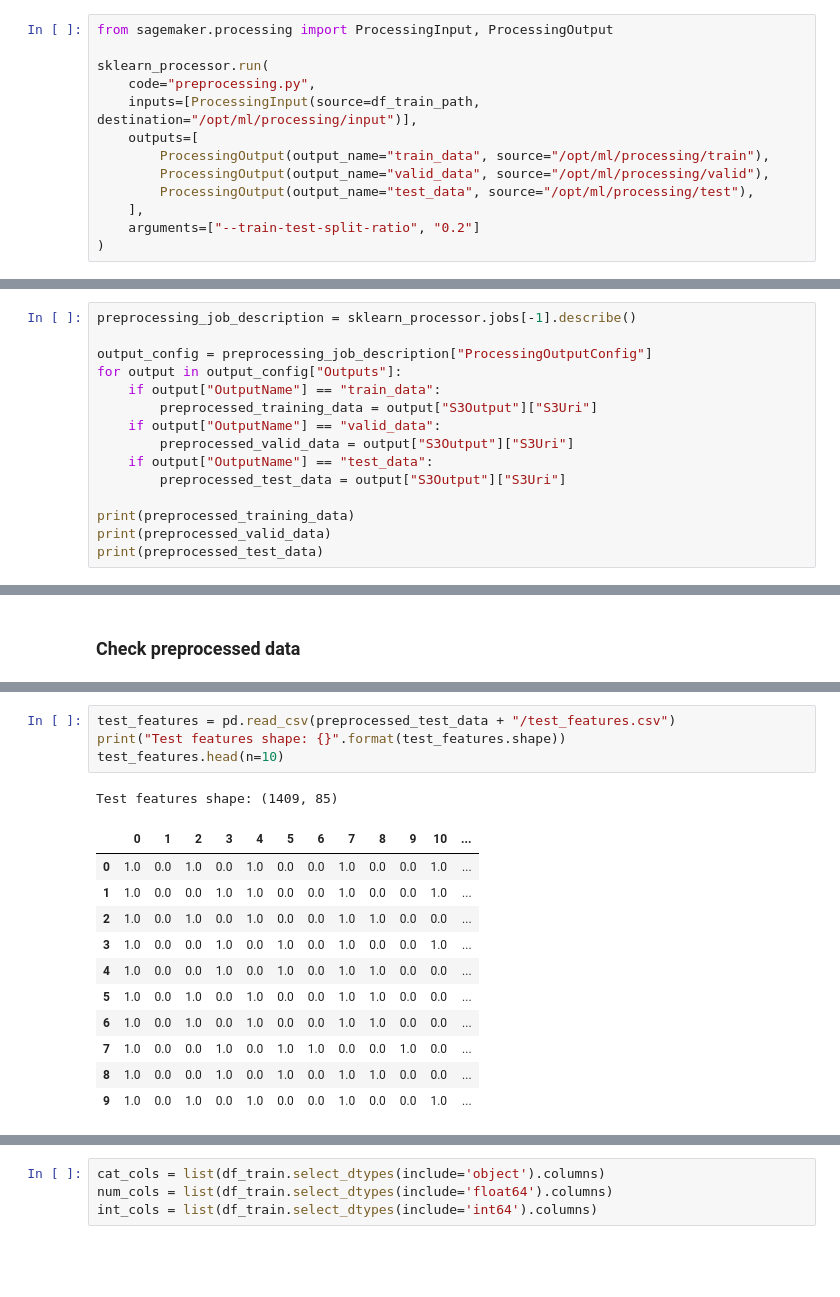
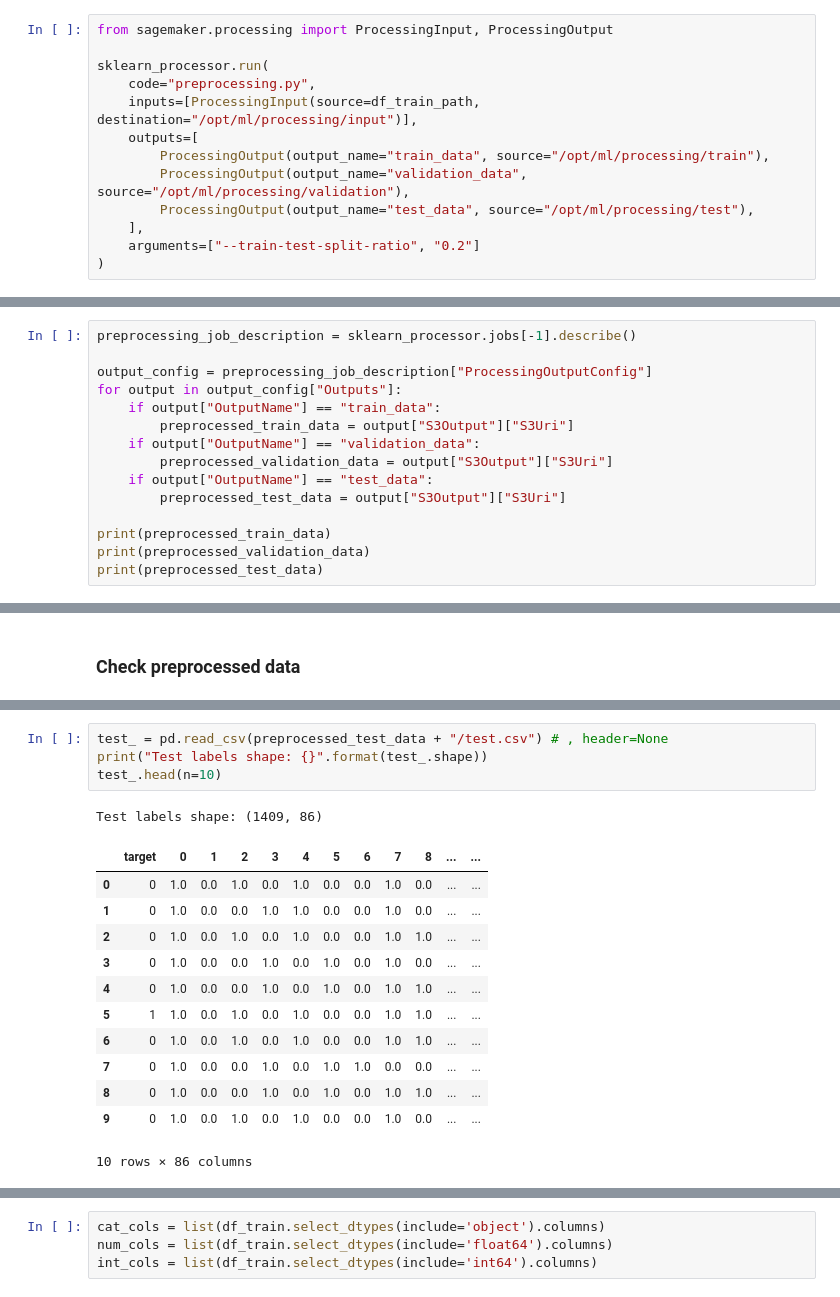
Before and after one commit to Strata-Analytics/ml-aws-machine-learning-competency, a Jupyter notebook: notebooks/1_cust_churn_telco_vsagmaker.ipynb, the cells around one changed output, grey strips where cells are left out. Saved outputs shown, nothing was run; the diff lists cells and outputs as text; blank space fills up the shorter version.

Commit message:
update notebook with xgboost training job and hyper tuning job

```diff
--- a/notebooks/1_cust_churn_telco_vsagmaker.ipynb
+++ b/notebooks/1_cust_churn_telco_vsagmaker.ipynb
@@ -1306,7 +1315,7 @@ sklearn_processor.run(
     inputs=[ProcessingInput(source=df_train_path, destination="/opt/ml/processing/input")],
     outputs=[
         ProcessingOutput(output_name="train_data", source="/opt/ml/processing/train"),
-        ProcessingOutput(output_name="valid_data", source="/opt/ml/processing/valid"),
+        ProcessingOutput(output_name="validation_data", source="/opt/ml/processing/validation"),
         ProcessingOutput(output_name="test_data", source="/opt/ml/processing/test"),
     ],
     arguments=["--train-test-split-ratio", "0.2"]
@@ -1334,13 +1341,13 @@ preprocessing_job_description = sklearn_processor.jobs[-1].describe()
 output_config = preprocessing_job_description["ProcessingOutputConfig"]
 for output in output_config["Outputs"]:
     if output["OutputName"] == "train_data":
-        preprocessed_training_data = output["S3Output"]["S3Uri"]
-    if output["OutputName"] == "valid_data":
-        preprocessed_valid_data = output["S3Output"]["S3Uri"]
+        preprocessed_train_data = output["S3Output"]["S3Uri"]
+    if output["OutputName"] == "validation_data":
+        preprocessed_validation_data = output["S3Output"]["S3Uri"]
     if output["OutputName"] == "test_data":
         preprocessed_test_data = output["S3Output"]["S3Uri"]
 
-print(preprocessed_training_data)
-print(preprocessed_valid_data)
+print(preprocessed_train_data)
+print(preprocessed_validation_data)
 print(preprocessed_test_data)
 # %% [output]
@@ -1390,17 +1399,18 @@ Training labels shape: (5634, 1)
 # %%
-test_features = pd.read_csv(preprocessed_test_data + "/test_features.csv")
-print("Test features shape: {}".format(test_features.shape))
-test_features.head(n=10)
+test_ = pd.read_csv(preprocessed_test_data + "/test.csv") # , header=None
+print("Test labels shape: {}".format(test_.shape))
+test_.head(n=10)
 # %% [output]
-Test features shape: (1409, 85)
+Test labels shape: (1409, 86)
-|  | 0 | 1 | 2 | 3 | 4 | 5 | 6 | 7 | 8 | 9 | 10 | ... |
-| 0 | 1.0 | 0.0 | 1.0 | 0.0 | 1.0 | 0.0 | 0.0 | 1.0 | 0.0 | 0.0 | 1.0 | ... |
-| 1 | 1.0 | 0.0 | 0.0 | 1.0 | 1.0 | 0.0 | 0.0 | 1.0 | 0.0 | 0.0 | 1.0 | ... |
-| 2 | 1.0 | 0.0 | 1.0 | 0.0 | 1.0 | 0.0 | 0.0 | 1.0 | 1.0 | 0.0 | 0.0 | ... |
-| 3 | 1.0 | 0.0 | 0.0 | 1.0 | 0.0 | 1.0 | 0.0 | 1.0 | 0.0 | 0.0 | 1.0 | ... |
-| 4 | 1.0 | 0.0 | 0.0 | 1.0 | 0.0 | 1.0 | 0.0 | 1.0 | 1.0 | 0.0 | 0.0 | ... |
-| 5 | 1.0 | 0.0 | 1.0 | 0.0 | 1.0 | 0.0 | 0.0 | 1.0 | 1.0 | 0.0 | 0.0 | ... |
-| 6 | 1.0 | 0.0 | 1.0 | 0.0 | 1.0 | 0.0 | 0.0 | 1.0 | 1.0 | 0.0 | 0.0 | ... |
-| 7 | 1.0 | 0.0 | 0.0 | 1.0 | 0.0 | 1.0 | 1.0 | 0.0 | 0.0 | 1.0 | 0.0 | ... |
-| 8 | 1.0 | 0.0 | 0.0 | 1.0 | 0.0 | 1.0 | 0.0 | 1.0 | 1.0 | 0.0 | 0.0 | ... |
-| 9 | 1.0 | 0.0 | 1.0 | 0.0 | 1.0 | 0.0 | 0.0 | 1.0 | 0.0 | 0.0 | 1.0 | ... |
+|  | target | 0 | 1 | 2 | 3 | 4 | 5 | 6 | 7 | 8 | ... | ... |
+| 0 | 0 | 1.0 | 0.0 | 1.0 | 0.0 | 1.0 | 0.0 | 0.0 | 1.0 | 0.0 | ... | ... |
+| 1 | 0 | 1.0 | 0.0 | 0.0 | 1.0 | 1.0 | 0.0 | 0.0 | 1.0 | 0.0 | ... | ... |
+| 2 | 0 | 1.0 | 0.0 | 1.0 | 0.0 | 1.0 | 0.0 | 0.0 | 1.0 | 1.0 | ... | ... |
+| 3 | 0 | 1.0 | 0.0 | 0.0 | 1.0 | 0.0 | 1.0 | 0.0 | 1.0 | 0.0 | ... | ... |
+| 4 | 0 | 1.0 | 0.0 | 0.0 | 1.0 | 0.0 | 1.0 | 0.0 | 1.0 | 1.0 | ... | ... |
+| 5 | 1 | 1.0 | 0.0 | 1.0 | 0.0 | 1.0 | 0.0 | 0.0 | 1.0 | 1.0 | ... | ... |
+| 6 | 0 | 1.0 | 0.0 | 1.0 | 0.0 | 1.0 | 0.0 | 0.0 | 1.0 | 1.0 | ... | ... |
+| 7 | 0 | 1.0 | 0.0 | 0.0 | 1.0 | 0.0 | 1.0 | 1.0 | 0.0 | 0.0 | ... | ... |
+| 8 | 0 | 1.0 | 0.0 | 0.0 | 1.0 | 0.0 | 1.0 | 0.0 | 1.0 | 1.0 | ... | ... |
+| 9 | 0 | 1.0 | 0.0 | 1.0 | 0.0 | 1.0 | 0.0 | 0.0 | 1.0 | 0.0 | ... | ... |
+10 rows × 86 columns
```
Also changed, not shown: parts of 59 cells of this notebook, 12 other files.
